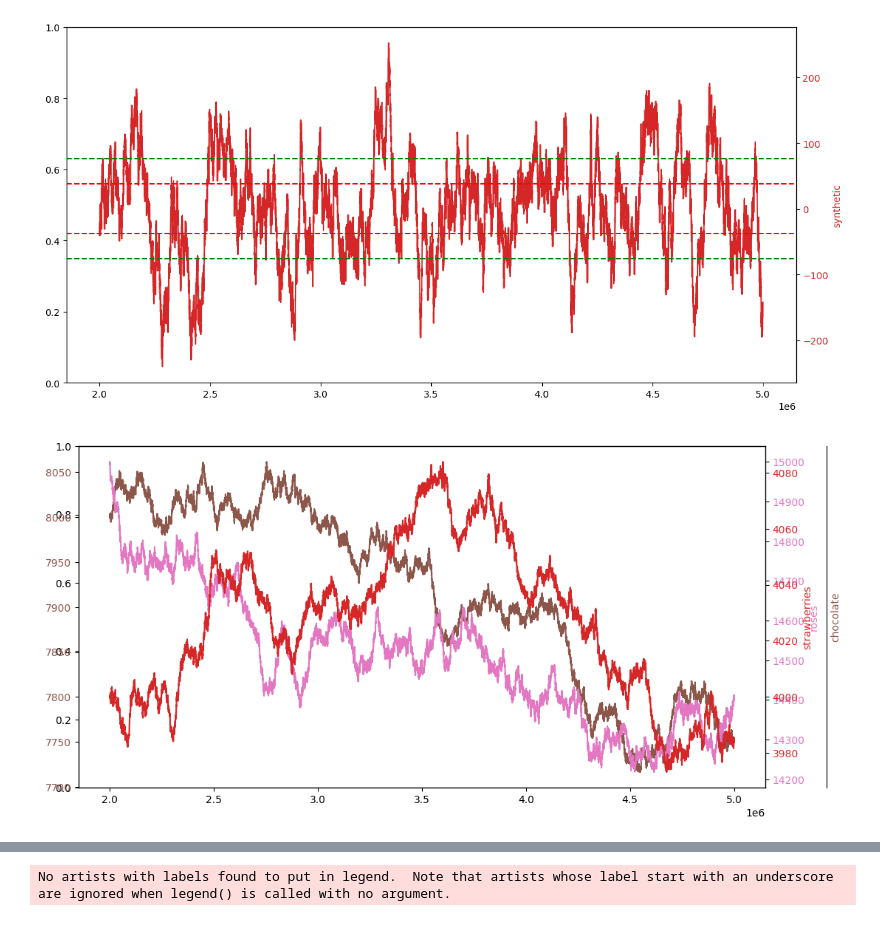
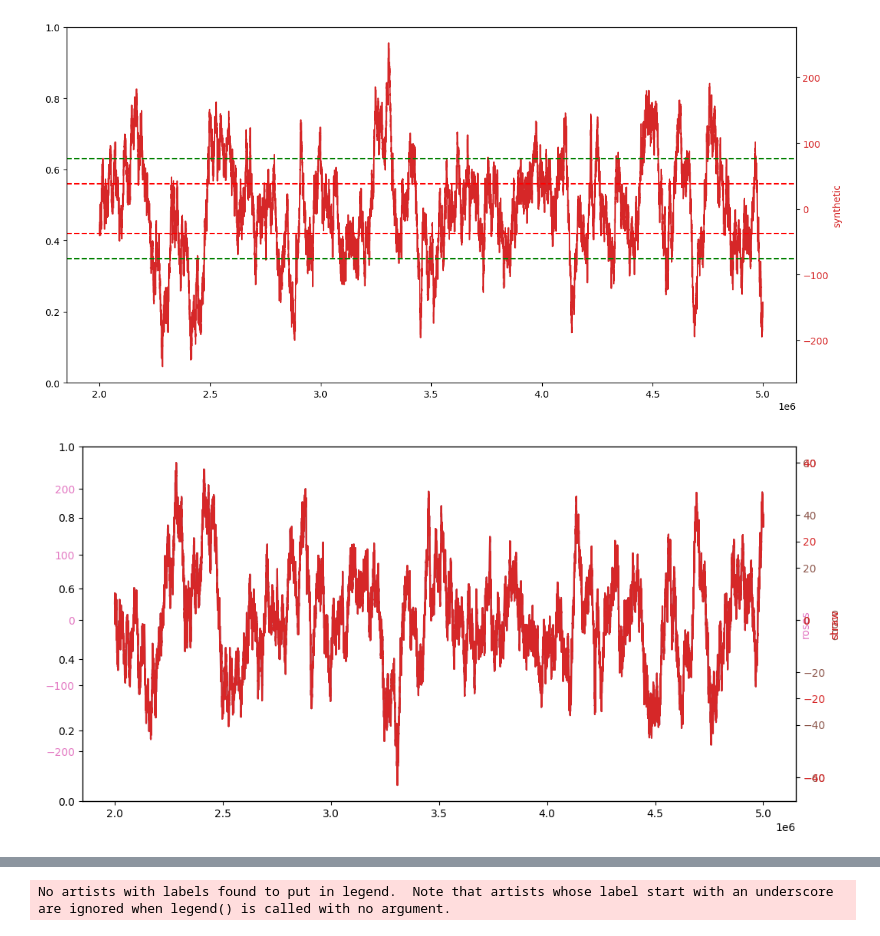
Before and after one commit to felixpoirier1/Prosperity, a Jupyter notebook: test.ipynb, the cells around one changed output, grey strips where cells are left out. Saved outputs shown, nothing was run; the diff lists cells and outputs as text; code cells hidden in the pictures.

```diff
--- a/test.ipynb
+++ b/test.ipynb
@@ -2235,29 +2235,32 @@ fig.tight_layout()
 plt.show()
 # %% [output]
 [figure]
+# %%
+spread_roses = etf['ROSES'] - (underlying_mid - 380 - etf['CHOCOLATE']*4 - 6*etf['STRAWBERRIES'])
+spread_choco = etf['CHOCOLATE'] - (underlying_mid - 380 - etf['ROSES'] - 6*etf['STRAWBERRIES'])/4
+spread_straw = etf['STRAWBERRIES'] - (underlying_mid - 380 - etf['CHOCOLATE']*4 - etf['ROSES'])/6
 # %%
 fig, ax1 = plt.subplots(figsize=(12, 6))
 
 ax1 = ax1.twinx()
-color = 'tab:brown'
-ax1.spines['right'].set_position(('outward', 60))
-ax1.set_ylabel('chocolate', color=color)
-ax1.plot(gifts.timestamp, etf['CHOCOLATE'], color=color)
+color = 'tab:pink'
+ax1.set_ylabel('roses', color=color)
+ax1.plot(gifts.timestamp, spread_roses, color=color)
 ax1.tick_params(axis='y', labelcolor=color)
 
 ax2 = ax1.twinx()
-color = 'tab:pink'
-ax2.set_ylabel('roses', color=color)
-ax2.plot(gifts.timestamp, etf['ROSES'], color=color)
+color = 'tab:brown'
+ax2.set_ylabel('choco', color=color)
+ax2.plot(gifts.timestamp, spread_choco, color=color)
 ax2.tick_params(axis='y', labelcolor=color)
 
 ax3 = ax1.twinx()
 color = 'tab:red'
-ax3.set_ylabel('strawberries', color=color)
-ax3.plot(gifts.timestamp, etf['STRAWBERRIES'], color=color)
+ax3.set_ylabel('straw', color=color)
+ax3.plot(gifts.timestamp, spread_straw, color=color)
 ax3.tick_params(axis='y', labelcolor=color)
 # %% [output]
-[figure, old version]
+[figure, new version]
 # %%
 mid_etf = gifts.mid_price.copy()
 mid_etf.reset_index(inplace=True, drop=True)
```
Also changed, not shown: parts of 29 cells of this notebook, 1 other file.
